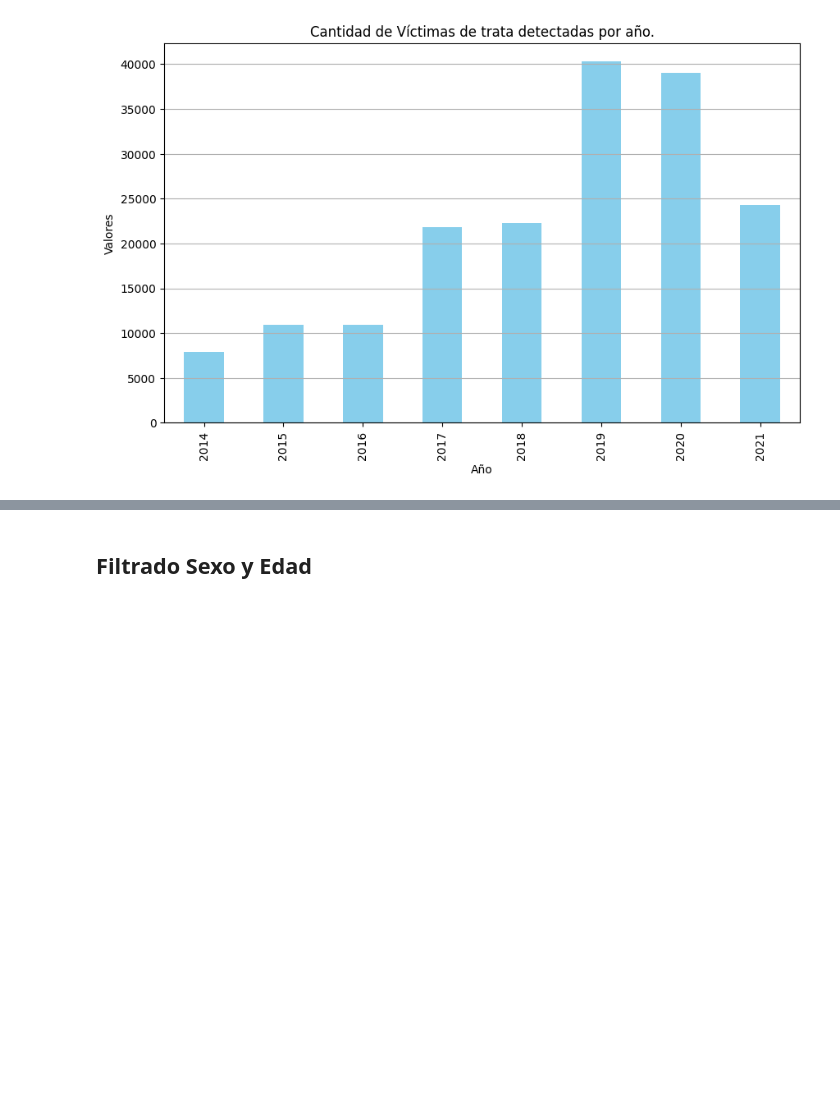
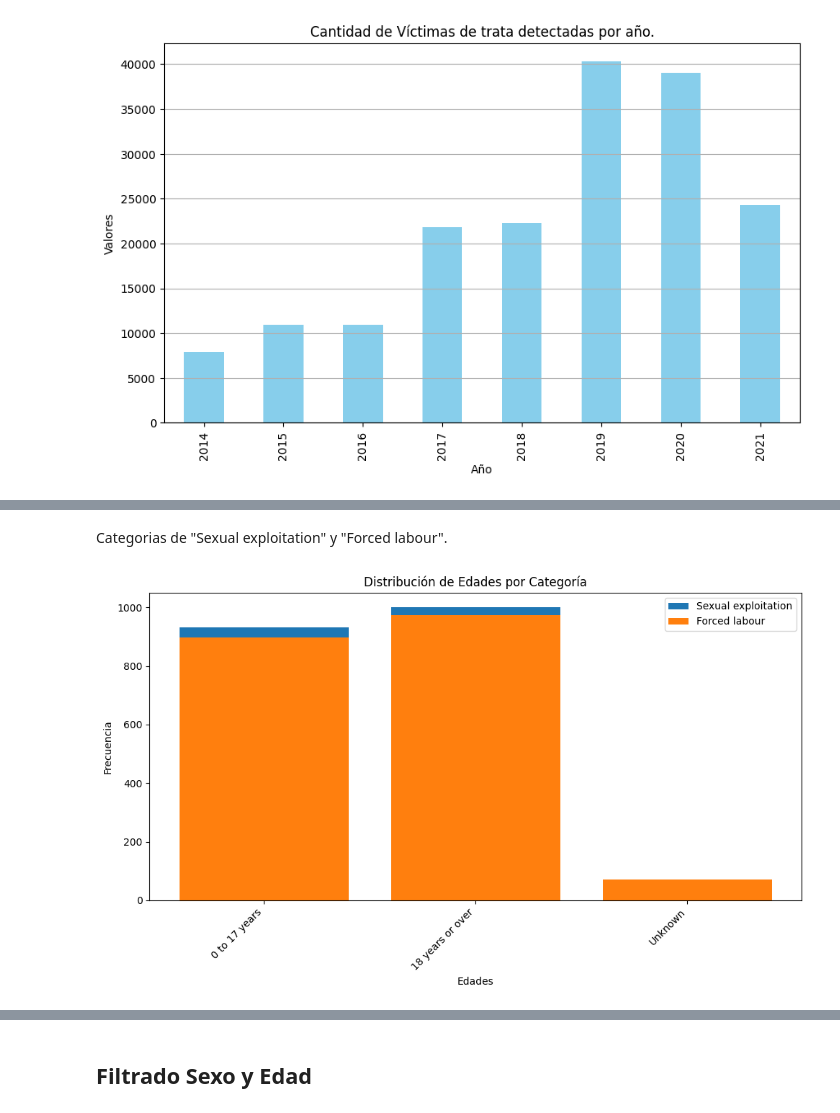
Before and after one commit to Marce-Valverde/PP1-Grupo6, a Jupyter notebook: Proyecto.ipynb, the cells around one changed output, grey strips where cells are left out. Saved outputs shown, nothing was run; the diff lists cells and outputs as text; code cells hidden in the pictures; blank space fills up the shorter version.

```diff
--- a/Proyecto.ipynb
+++ b/Proyecto.ipynb
@@ -549,0 +602,27 @@ plt.show()
+# %% [markdown]
+Categorias de "Sexual exploitation" y "Forced labour".
+# %%
+categorias_seleccionadas = ["Sexual exploitation", "Forced labour"]
+data_filtrado = trata_exp[trata_exp['Category'].isin(categorias_seleccionadas)]
+
+plt.figure(figsize=(10, 6))
+frecuencias = trata_exp.groupby(['Age', 'Category']).size().unstack(fill_value=0)
+
+edades_unicas = trata_exp['Age'].unique()
+
+for categoria in categorias_seleccionadas:
+    frecuencia_categoria = frecuencias[categoria]
+    x = range(len(edades_unicas))
+    plt.bar(x, frecuencia_categoria, label=categoria)
+
+plt.xlabel('Edades')
+plt.ylabel('Frecuencia')
+plt.title('Distribución de Edades por Categoría')
+plt.xticks(x, edades_unicas, rotation=45, ha='right')
+
+plt.legend()
+plt.tight_layout()
+
+plt.show()
+# %% [output]
+[figure, added]
```
Also changed, not shown: parts of 21 cells of this notebook, 2 other files.
